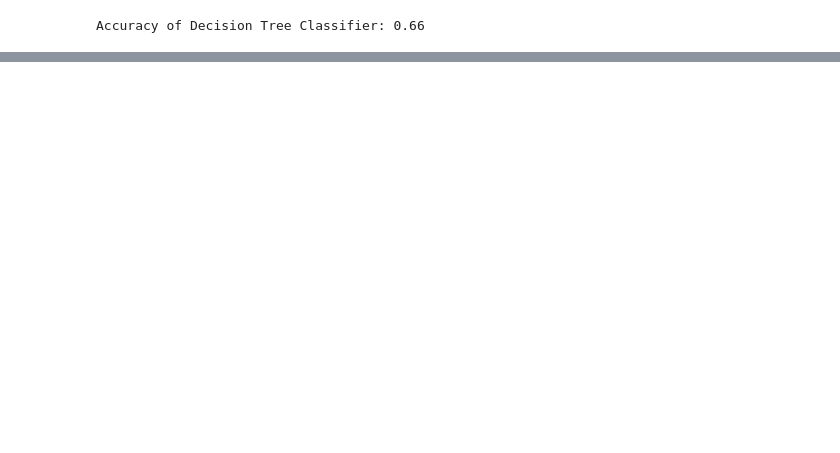
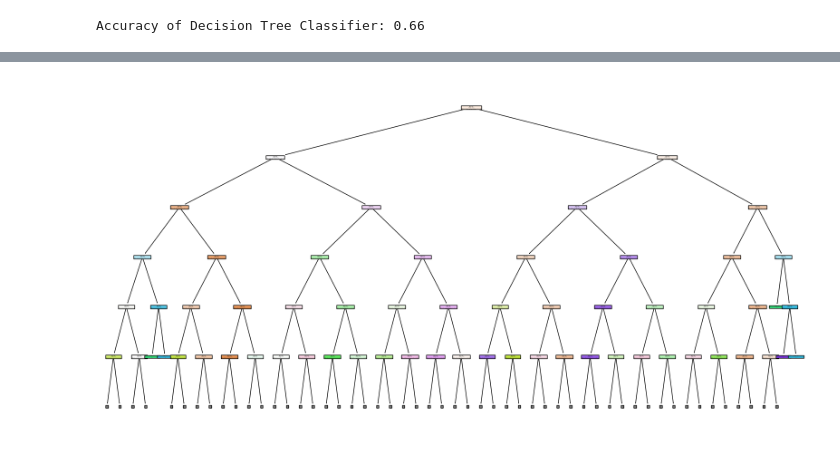
Before and after one commit to jesseAvgonzsmi/animal-predictions, a Jupyter notebook: Model.ipynb, the cells around one changed output, grey strips where cells are left out. Drawn from its saved outputs; the diff is of its cells as text; code cells hidden in the pictures; blank space fills up the shorter version.

```diff
--- a/Model.ipynb
+++ b/Model.ipynb
@@ -203,0 +200,10 @@ feature_importances
+# %%
+#create a visualization of the decision tree without the use of graphviz
+from sklearn import tree
+import matplotlib.pyplot as plt
+
+plt.figure(figsize=(20,10))
+tree.plot_tree(dt_model, max_depth=5, filled=True)
+plt.show()
+# %% [output]
+[figure, added]
```
Also changed, not shown: parts of 11 cells of this notebook, 4 other files.
